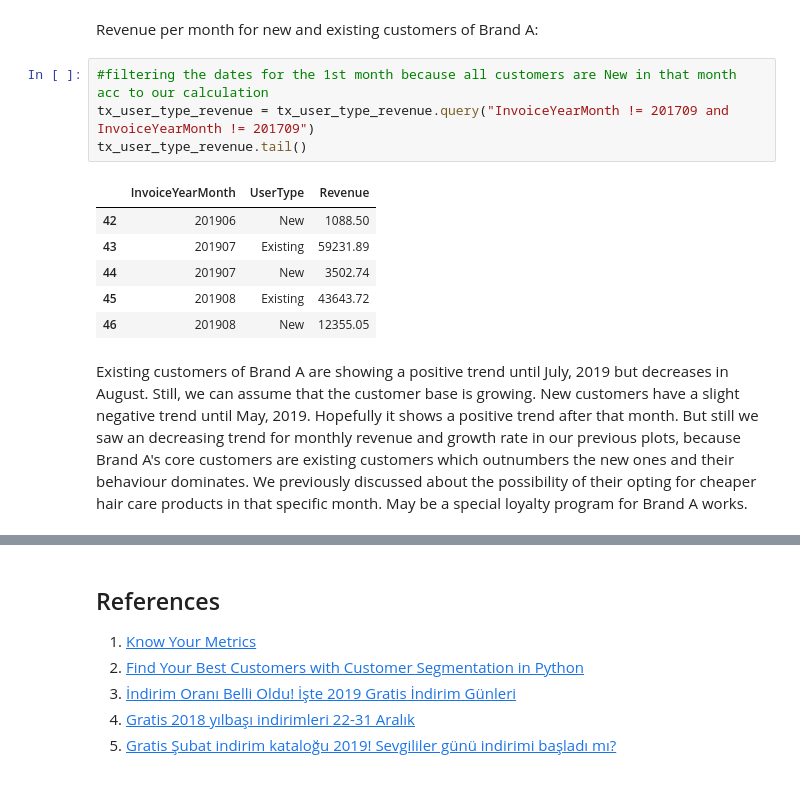
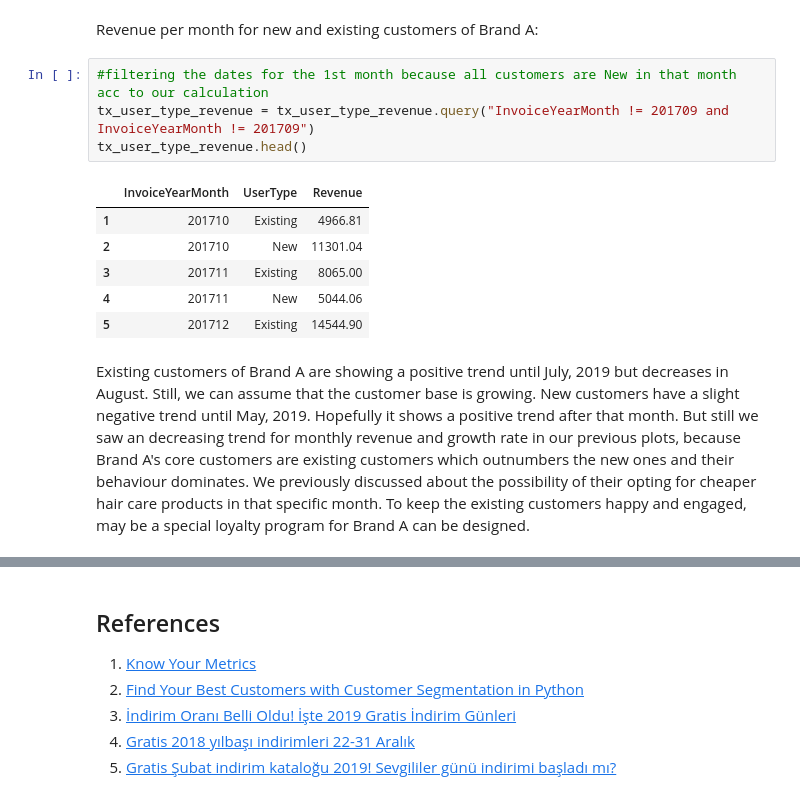
Before and after one commit to Bengisunz/CRM-Analytics, a Jupyter notebook: Gratis_DC.ipynb, the cells around one changed output, grey strips where cells are left out. Drawn from its saved outputs; the diff is of its cells as text.

```diff
--- a/Gratis_DC.ipynb
+++ b/Gratis_DC.ipynb
@@ -654,16 +658,16 @@ Revenue per month for new and existing customers of Brand A:
 # %%
 #filtering the dates for the 1st month because all customers are New in that month acc to our calculation
 tx_user_type_revenue = tx_user_type_revenue.query("InvoiceYearMonth != 201709 and InvoiceYearMonth != 201709")
-tx_user_type_revenue.tail()
+tx_user_type_revenue.head()
 # %% [output]
 |  | InvoiceYearMonth | UserType | Revenue |
-| 42 | 201906 | New | 1088.50 |
-| 43 | 201907 | Existing | 59231.89 |
-| 44 | 201907 | New | 3502.74 |
-| 45 | 201908 | Existing | 43643.72 |
-| 46 | 201908 | New | 12355.05 |
+| 1 | 201710 | Existing | 4966.81 |
+| 2 | 201710 | New | 11301.04 |
+| 3 | 201711 | Existing | 8065.00 |
+| 4 | 201711 | New | 5044.06 |
+| 5 | 201712 | Existing | 14544.90 |
 # %% [markdown]
-Existing customers of Brand A are showing a positive trend until July, 2019 but decreases in August. Still, we can assume that the customer base is growing. New customers have a slight negative trend until May, 2019. Hopefully it shows a positive trend after that month. But still we saw an decreasing trend for monthly revenue and growth rate in our previous plots, because Brand A's core customers are existing customers which outnumbers the new ones and their behaviour dominates. We previously discussed about the possibility of their opting for cheaper hair care products in that specific month. May be a special loyalty program for Brand A works.
+Existing customers of Brand A are showing a positive trend until July, 2019 but decreases in August. Still, we can assume that the customer base is growing. New customers have a slight negative trend until May, 2019. Hopefully it shows a positive trend after that month. But still we saw an decreasing trend for monthly revenue and growth rate in our previous plots, because Brand A's core customers are existing customers which outnumbers the new ones and their behaviour dominates. We previously discussed about the possibility of their opting for cheaper hair care products in that specific month. To keep the existing customers happy and engaged, may be a special loyalty program for Brand A can be designed.
 # %%
 fig, ax = plt.subplots(1, 1)
 tx_user_type_revenue["InvoiceYearMonth"] =tx_user_type_revenue["InvoiceYearMonth"].astype(str)
```
Also changed, not shown: parts of 7 cells of this notebook.
